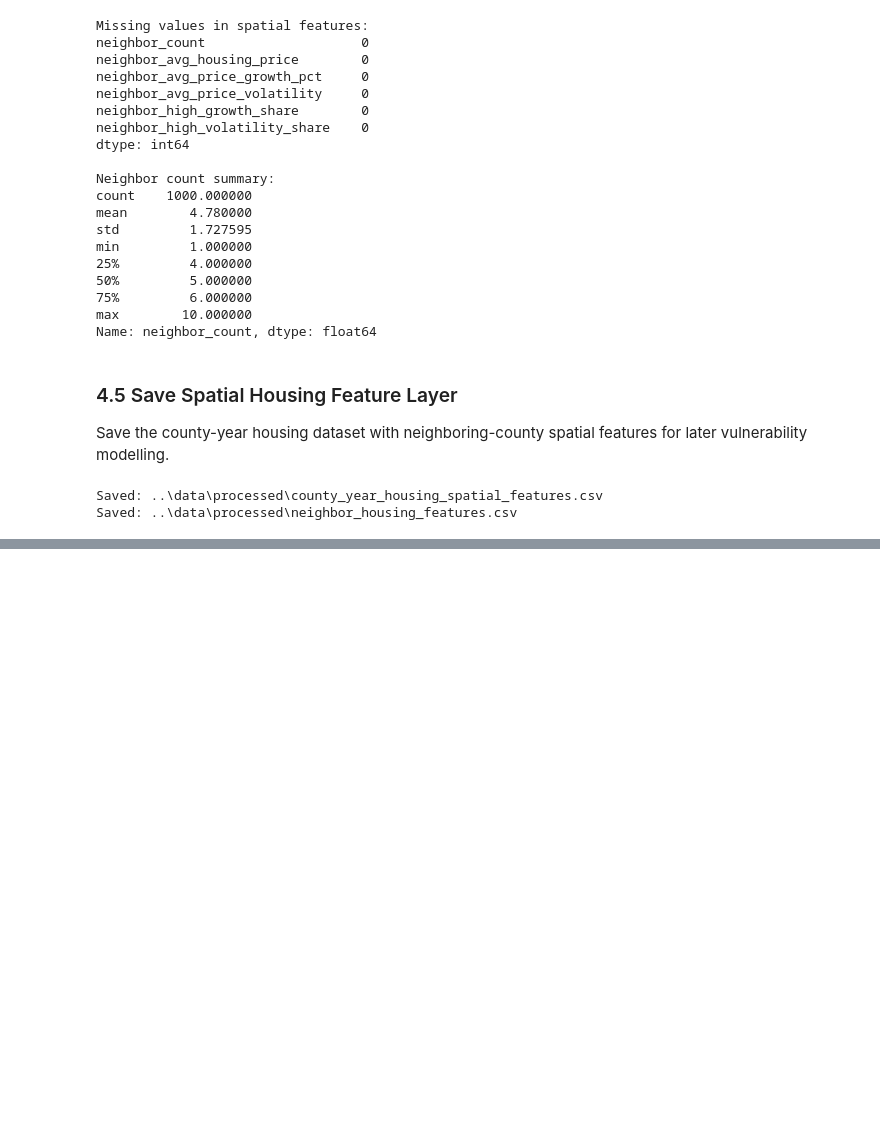
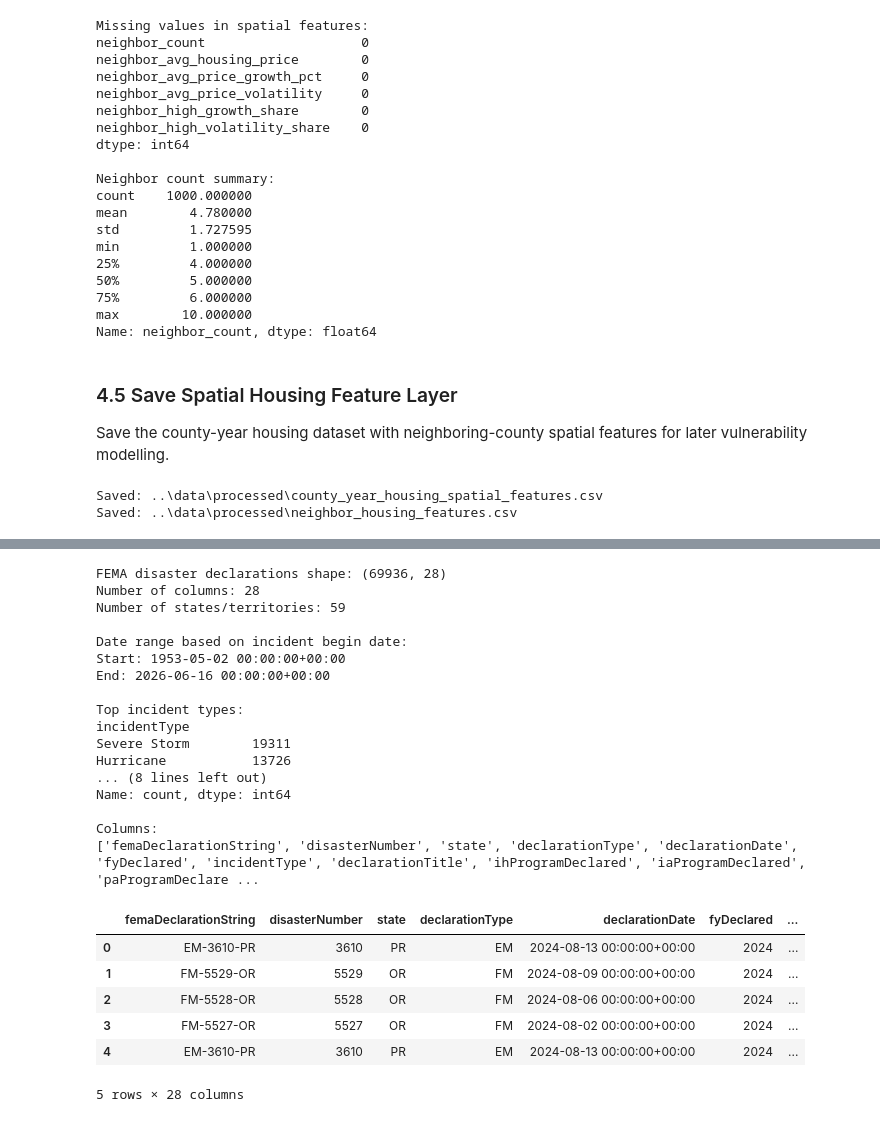
Before and after one commit to NimrahAltafAdam/climate-risk-housing-valuation, a Jupyter notebook: notebooks/04_county_year_vulnerability_dataset.ipynb, the cells around one changed output, grey strips where cells are left out. Saved outputs shown, nothing was run; the diff lists cells and outputs as text; code cells hidden in the pictures; blank space fills up the shorter version.

```diff
--- a/notebooks/04_county_year_vulnerability_dataset.ipynb
+++ b/notebooks/04_county_year_vulnerability_dataset.ipynb
@@ -1082,0 +1095,80 @@ Saved: ..\data\processed\neighbor_housing_features.csv
+# %%
+# ==================================================
+# 5.1 Load FEMA Disaster Declarations Data
+# ==================================================
+
+# FEMA Disaster Declarations file path
+FEMA_DISASTER_PATH = (
+    RAW_DATA
+    / "fema_disaster_declarations"
+    / "DisasterDeclarationsSummaries.csv"
+)
+
+# Load FEMA disaster declarations
+fema_disasters = pd.read_csv(
+    FEMA_DISASTER_PATH,
+    dtype={
+        "state": str,
+        "fipsStateCode": str,
+        "fipsCountyCode": str,
+        "placeCode": str
+    },
+    low_memory=False
+)
+
+# Convert key date columns to datetime
+date_cols = [
+    "declarationDate",
+    "incidentBeginDate",
+    "incidentEndDate",
+    "disasterCloseoutDate",
+    "lastIAFilingDate",
+    "lastRefresh"
+]
+
+for col in date_cols:
+    if col in fema_disasters.columns:
+        fema_disasters[col] = pd.to_datetime(fema_disasters[col], errors="coerce")
+
+# Basic dataset overview
+print("FEMA disaster declarations shape:", fema_disasters.shape)
+print("Number of columns:", fema_disasters.shape[1])
+print("Number of states/territories:", fema_disasters["state"].nunique())
+
+print("\nDate range based on incident begin date:")
+print("Start:", fema_disasters["incidentBeginDate"].min())
+print("End:", fema_disasters["incidentBeginDate"].max())
+
+print("\nTop incident types:")
+print(fema_disasters["incidentType"].value_counts().head(10))
+
+print("\nColumns:")
+print(fema_disasters.columns.tolist())
+
+# Preview
+fema_disasters.head()
+# %% [output]
+FEMA disaster declarations shape: (69936, 28)
+Number of columns: 28
+Number of states/territories: 59
+
+Date range based on incident begin date:
+Start: 1953-05-02 00:00:00+00:00
+End: 2026-06-16 00:00:00+00:00
+
+Top incident types:
+incidentType
+Severe Storm        19311
+Hurricane           13726
+... (8 lines left out)
+Name: count, dtype: int64
+
+Columns:
+['femaDeclarationString', 'disasterNumber', 'state', 'declarationType', 'declarationDate', 'fyDeclared', 'incidentType', 'declarationTitle', 'ihProgramDeclared', 'iaProgramDeclared', 'paProgramDeclare ...
+|  | femaDeclarationString | disasterNumber | state | declarationType | declarationDate | fyDeclared | ... |
+| 0 | EM-3610-PR | 3610 | PR | EM | 2024-08-13 00:00:00+00:00 | 2024 | ... |
+| 1 | FM-5529-OR | 5529 | OR | FM | 2024-08-09 00:00:00+00:00 | 2024 | ... |
+| 2 | FM-5528-OR | 5528 | OR | FM | 2024-08-06 00:00:00+00:00 | 2024 | ... |
+| 3 | FM-5527-OR | 5527 | OR | FM | 2024-08-02 00:00:00+00:00 | 2024 | ... |
+| 4 | EM-3610-PR | 3610 | PR | EM | 2024-08-13 00:00:00+00:00 | 2024 | ... |
+5 rows × 28 columns
```
Also changed, not shown: parts of 20 cells of this notebook, 1 other file.
